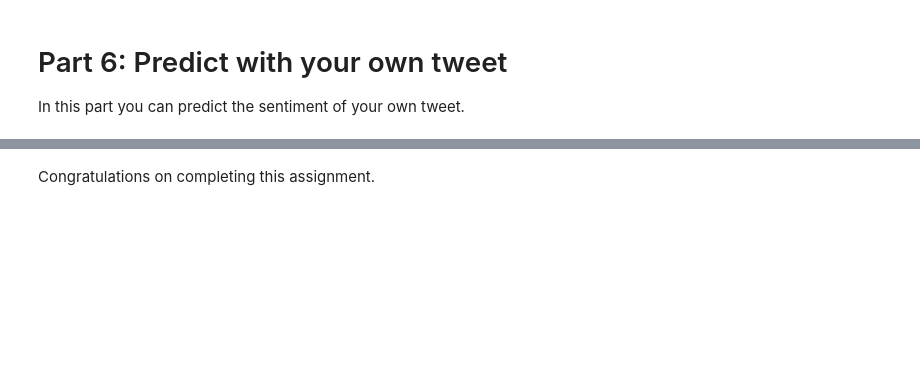
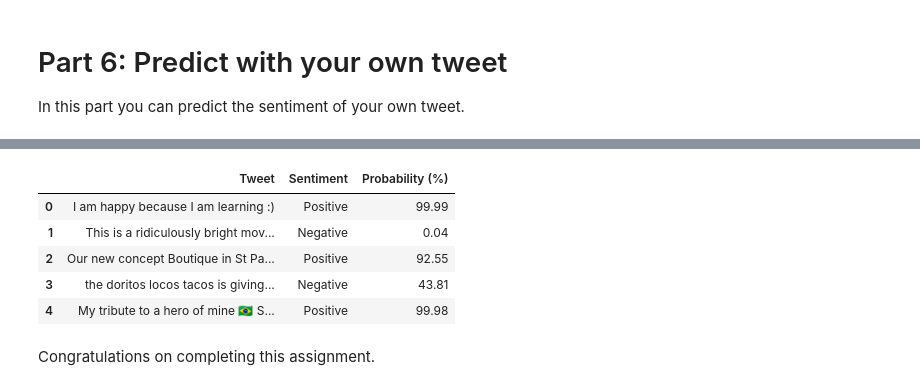
Before and after one commit to sofzcc/lab-naive-bayes-implementation-in-nlp, a Jupyter notebook: lab-naive-bayes-implementation-in-nlp.ipynb, the cells around one changed output, grey strips where cells are left out. Saved outputs shown, nothing was run; the diff lists cells and outputs as text; code cells hidden in the pictures; blank space fills up the shorter version.

```diff
--- a/lab-naive-bayes-implementation-in-nlp.ipynb
+++ b/lab-naive-bayes-implementation-in-nlp.ipynb
@@ -622,9 +707,22 @@ for x, y in zip(test_x, test_y):
 # Part 6: Predict with your own tweet
 
 In this part you can predict the sentiment of your own tweet.
-# %%
-# Test with your own tweet - feel free to modify `my_tweet`
-my_tweet = 'I am happy because I am learning :)'
-
-p = naive_bayes_predict(my_tweet, logprior, loglikelihood)
-print(p)
+# %%
+from numpy import exp
+
+# Test with your own tweet - feel free to modify `my_tweet`
+my_tweet = 'I am happy because I am learning :)'
+my_tweet_1 = 'This is a ridiculously bright movie. The plot was terrible and I was sad until the ending!'
+my_tweet_2 = 'Our new concept Boutique in St Pancras has now opened. Visit us and discover a truly immersive coffee experience #ExperienceNespresso. Discover more at: https://bit.ly/2qficKb' #NespressoUKIreland
+my_tweet_3 = 'the doritos locos tacos is giving quiet luxury'  # Tacobell
+my_tweet_4 = 'My tribute to a hero of mine 🇧🇷 Senna is a true legend of our sport and has inspired not only me but every driver who races today. Hes the greatest to ever race around Monaco and I wanted to capture that in this helmet. His iconic design combined with mirrored chrome to reflect the streets he was so great on.' #LandoNorris
+
+tweets_list = [my_tweet, my_tweet_1, my_tweet_2, my_tweet_3, my_tweet_4, ]
+
+for tweet in tweets_list:
+    p = naive_bayes_predict(tweet, logprior, loglikelihood)
+    probability = exp(p) / (1 + exp(p))
+    if probability > 0.5:
+        print(f"{tweet}\nThis tweet has a {probability*100:.2f}% probability of having a positive sentiment. \n")
+    else:
+        print(f"{tweet}\nThis tweet has a {probability*100:.2f}% probability of having a negative sentiment. \n")
@@ -631,2 +744,27 @@ print(p)
+# %%
+results = []
+
+for tweet in tweets_list:
+    p = naive_bayes_predict(tweet, logprior, loglikelihood)
+    probability = exp(p) / (1 + exp(p))
+    if probability > 0.5:
+        sentiment = "Positive"
+    else:
+        sentiment = "Negative"
+
+    prob_percentage = format(probability * 100, '.2f')
+
+    results.append([tweet, sentiment, float(prob_percentage)])
+
+results_df = pd.DataFrame(results, columns = ['Tweet', 'Sentiment', 'Probability (%)'])
+
+results_df
+# %% [output]
+|  | Tweet | Sentiment | Probability (%) |
+| 0 | I am happy because I am learning :) | Positive | 99.99 |
+| 1 | This is a ridiculously bright mov... | Negative | 0.04 |
+| 2 | Our new concept Boutique in St Pa... | Positive | 92.55 |
+| 3 | the doritos locos tacos is giving... | Negative | 43.81 |
+| 4 | My tribute to a hero of mine 🇧🇷 S... | Positive | 99.98 |
 # %% [markdown]
 Congratulations on completing this assignment.
```
Also changed, not shown: parts of 20 cells of this notebook.
